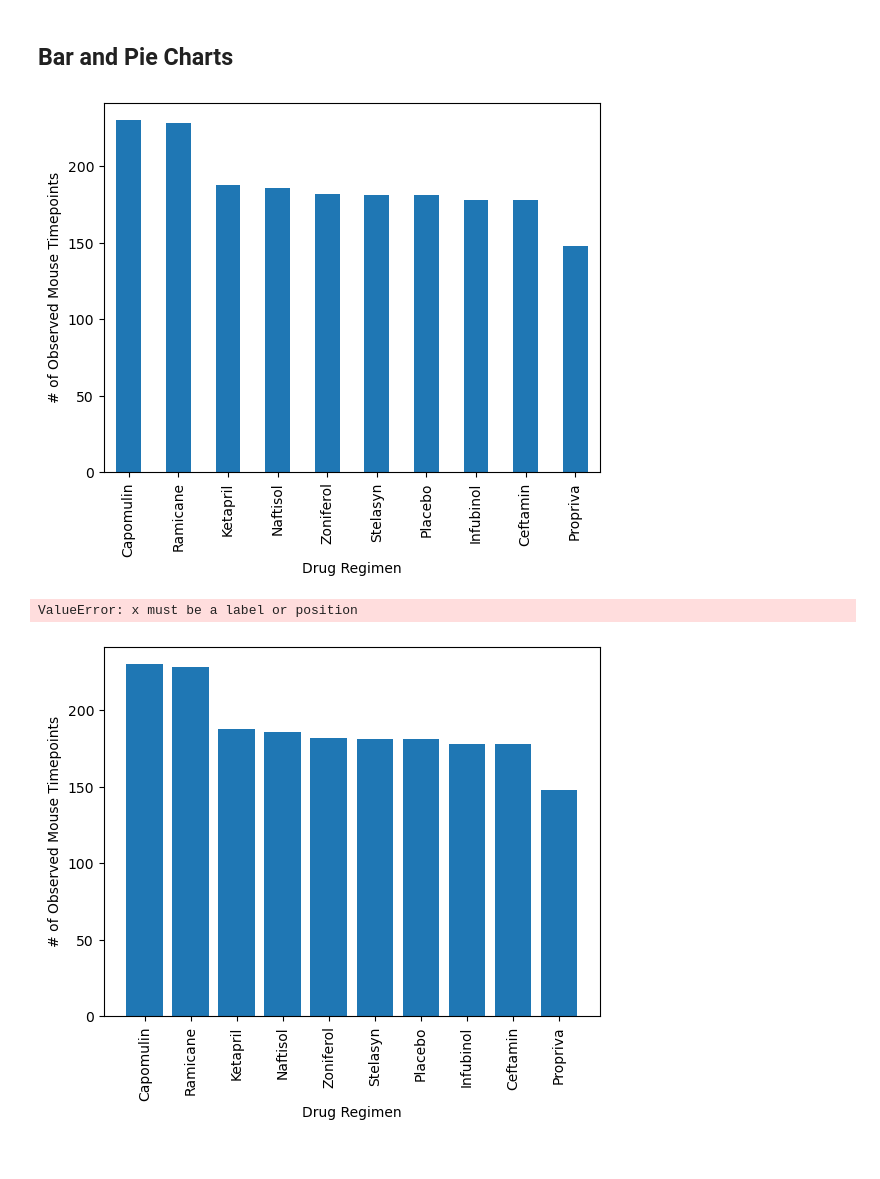
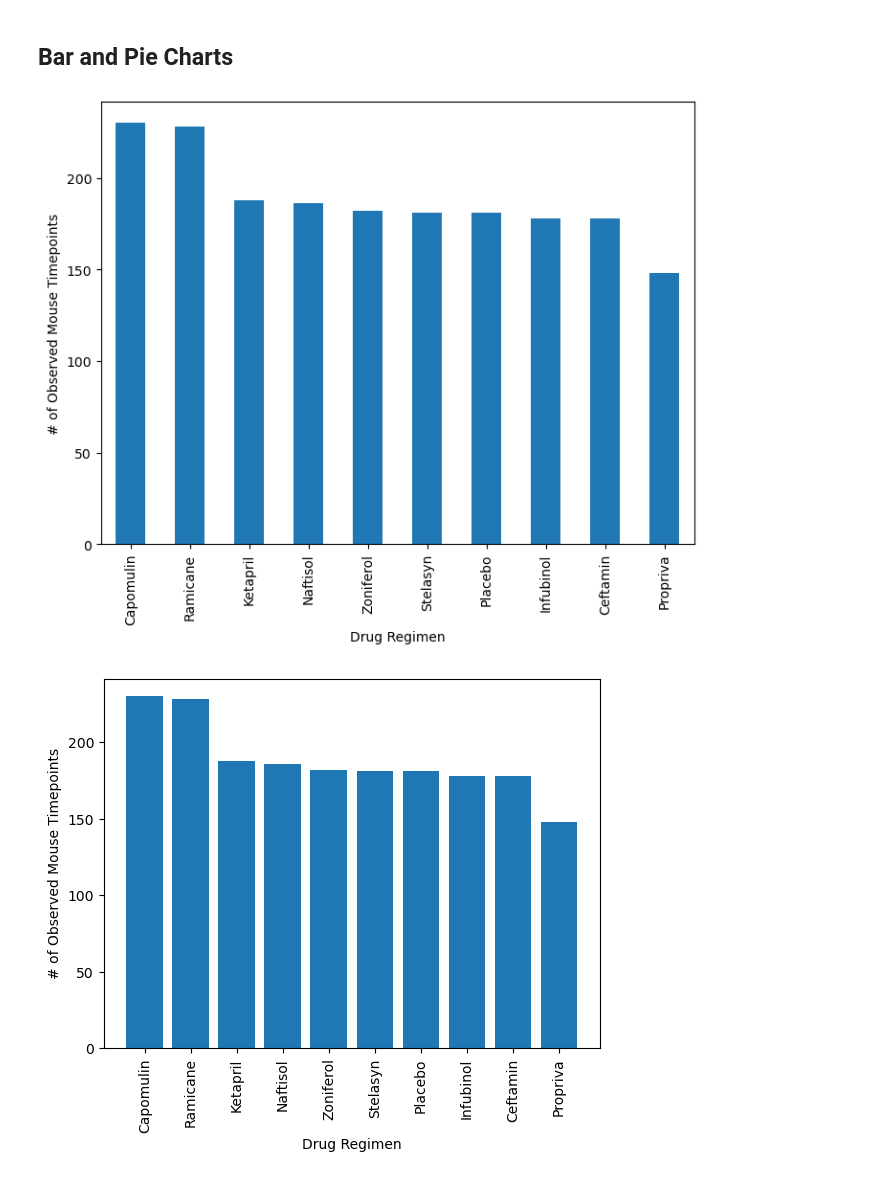
Before and after one commit to TRegan5/Matplotlib-challenge, a Jupyter notebook: Pymaceuticals/pymaceuticals.ipynb, the cells around one changed output. Saved outputs shown, nothing was run; the diff lists cells and outputs as text; code cells hidden in the pictures.

```diff
--- a/Pymaceuticals/pymaceuticals.ipynb
+++ b/Pymaceuticals/pymaceuticals.ipynb
@@ -137,14 +147,14 @@ clean_df.groupby(["Drug Regimen"]).agg({"Tumor Volume (mm3)":["mean","median","v
 ## Bar and Pie Charts
 # %%
 # Generate a bar plot showing the total number of rows (Mouse ID/Timepoints) for each drug regimen using Pandas.
+regimen_data = clean_df["Drug Regimen"].value_counts()
+#regimen_data
+
+regimen_data.plot(kind = "bar", figsize=(8,6), xlabel="Drug Regimen",
+                  ylabel="# of Observed Mouse Timepoints")
+plt.show()
 # %% [output]
-[figure, old version]
+[figure, new version]
-# %%
-mouse_timepoints = clean_df["Timepoint"].count()
-clean_df.groupby(["Drug Regimen"]).plot(["Drug Regimen"], clean_df["Timepoint"].count(),
-                                        kind = "bar")
-# %% [output]
-ValueError: x must be a label or position
 # %%
 # Generate a bar plot showing the total number of rows (Mouse ID/Timepoints) for each drug regimen using pyplot.
 # %% [output]
```
Also changed, not shown: parts of 4 cells of this notebook.
